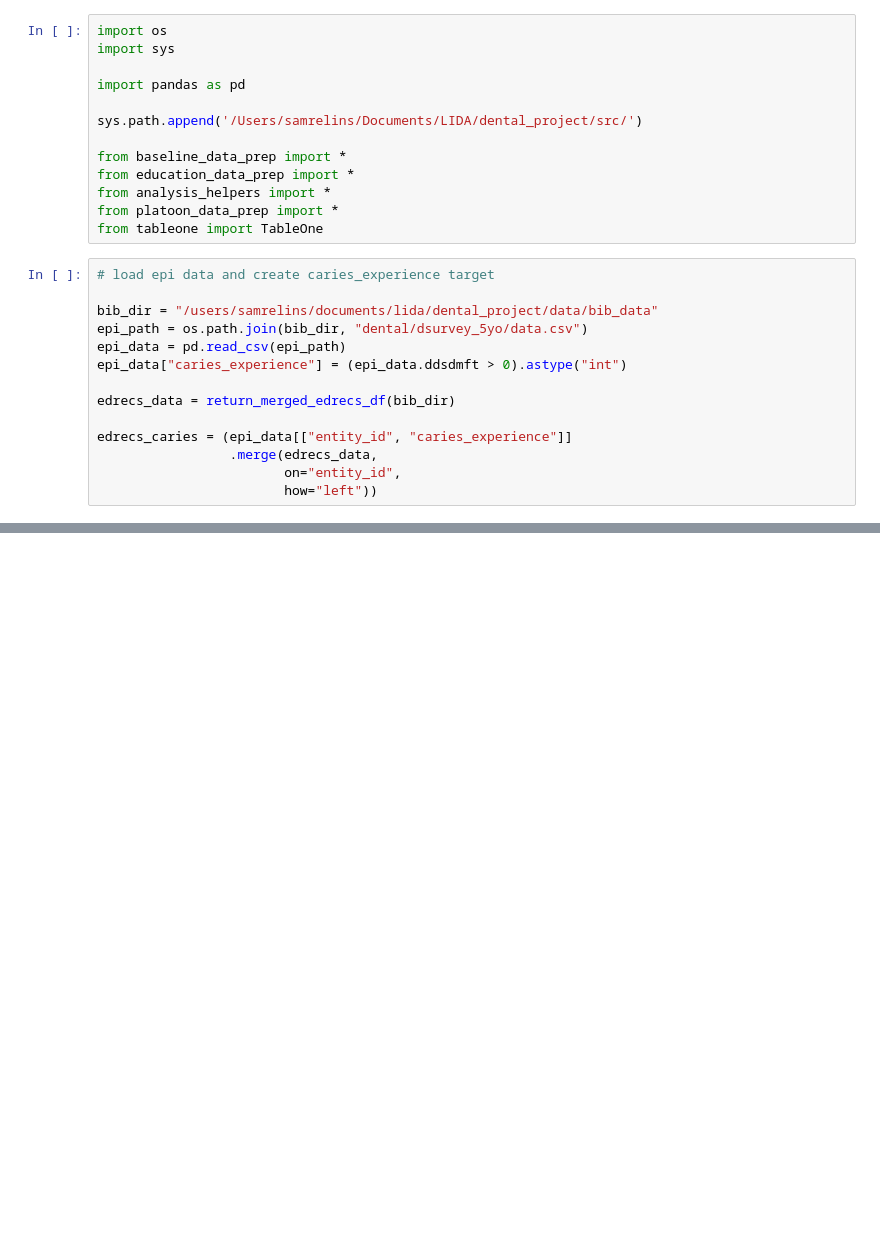
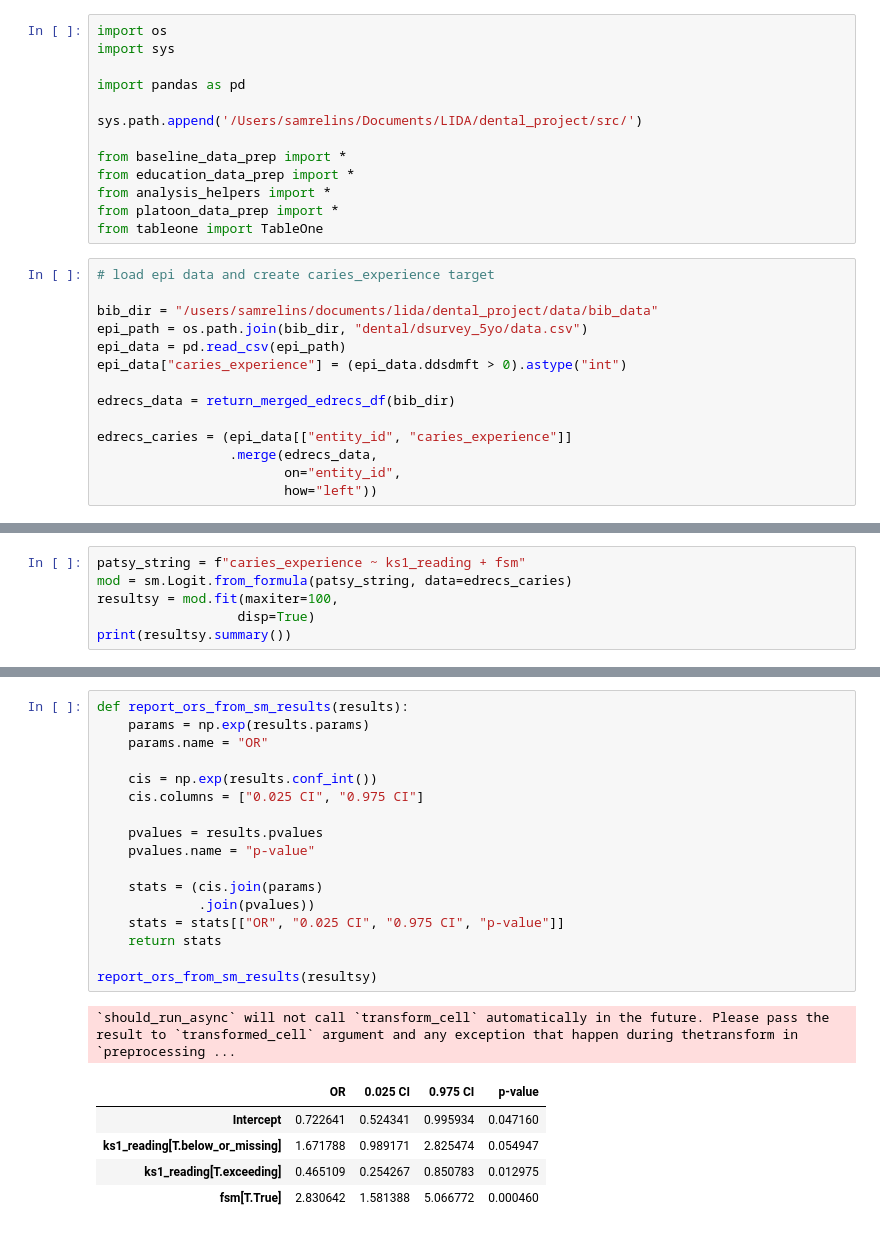
Before and after one commit to samrelins/bib_dental_proj, a Jupyter notebook: exploration/edrecs_epi.ipynb, the cells around one changed output, grey strips where cells are left out. Saved outputs shown, nothing was run; the diff lists cells and outputs as text; blank space fills up the shorter version.

```diff
--- a/exploration/edrecs_epi.ipynb
+++ b/exploration/edrecs_epi.ipynb
@@ -164,3 +193,9 @@ lit_writing[T.exceeding]           -1.4002      0.508     -2.759      0.006
 fsm[T.True]                         0.8873      0.287      3.094      0.002       0.325       1.449
 ===================================================================================================
 `should_run_async` will not call `transform_cell` automatically in the future. Please pass the result to `transformed_cell` argument and any exception that happen during thetransform in `preprocessing ...
+# %%
+patsy_string = f"caries_experience ~ ks1_reading + fsm"
+mod = sm.Logit.from_formula(patsy_string, data=edrecs_caries)
+resultsy = mod.fit(maxiter=100,
+                  disp=True)
+print(resultsy.summary())
@@ -166,0 +224,24 @@ fsm[T.True]                         0.8873      0.287      3.094      0.002
+# %%
+def report_ors_from_sm_results(results):
+    params = np.exp(results.params)
+    params.name = "OR"
+
+    cis = np.exp(results.conf_int())
+    cis.columns = ["0.025 CI", "0.975 CI"]
+
+    pvalues = results.pvalues
+    pvalues.name = "p-value"
+
+    stats = (cis.join(params)
+             .join(pvalues))
+    stats = stats[["OR", "0.025 CI", "0.975 CI", "p-value"]]
+    return stats
+
+report_ors_from_sm_results(resultsy)
+# %% [output]
+`should_run_async` will not call `transform_cell` automatically in the future. Please pass the result to `transformed_cell` argument and any exception that happen during thetransform in `preprocessing ...
+|  | OR | 0.025 CI | 0.975 CI | p-value |
+| Intercept | 0.722641 | 0.524341 | 0.995934 | 0.047160 |
+| ks1_reading[T.below_or_missing] | 1.671788 | 0.989171 | 2.825474 | 0.054947 |
+| ks1_reading[T.exceeding] | 0.465109 | 0.254267 | 0.850783 | 0.012975 |
+| fsm[T.True] | 2.830642 | 1.581388 | 5.066772 | 0.000460 |
```
Also changed, not shown: parts of 10 cells of this notebook, 1 other file.
